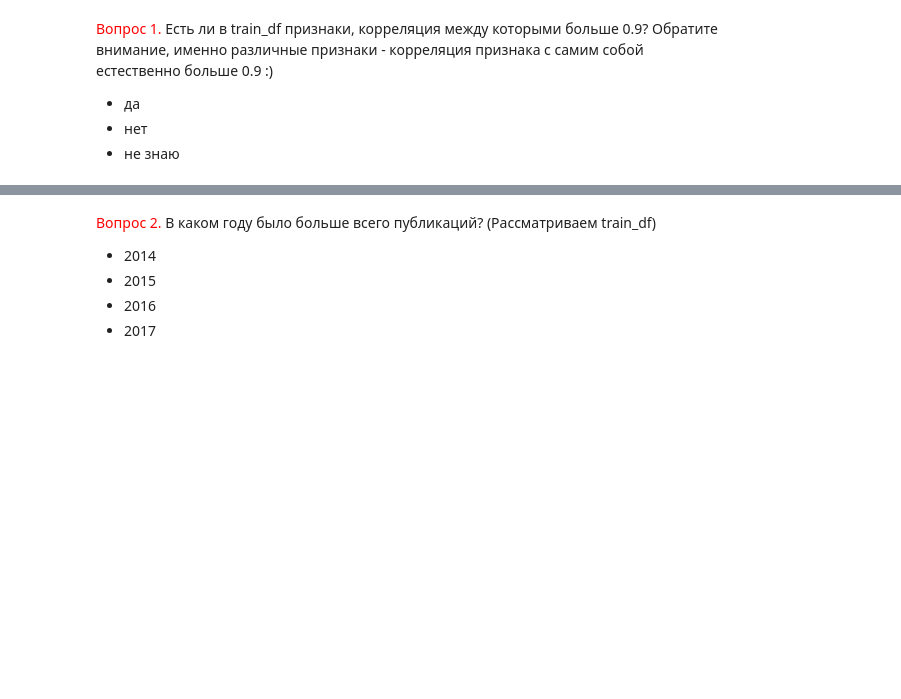
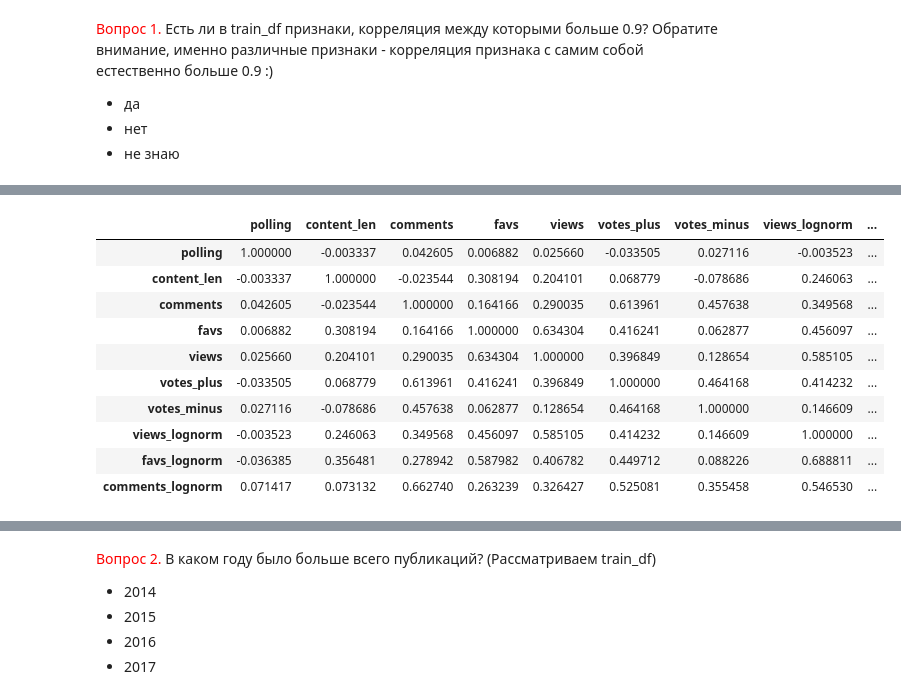
Before and after one commit to Nikc-mk/ODSml, a Jupyter notebook: ДЗ 4.ipynb, the cells around one changed output, grey strips where cells are left out. Cells and saved outputs as stored; diff of their text form; code cells hidden in the pictures; blank space fills up the shorter version.

```diff
--- a/ДЗ 4.ipynb
+++ b/ДЗ 4.ipynb
@@ -64,0 +94,14 @@ KeyboardInterrupt
+# %%
+train_df.drop('post_id', axis=1).corr()
+# %% [output]
+|  | polling | content_len | comments | favs | views | votes_plus | votes_minus | views_lognorm | ... |
+| polling | 1.000000 | -0.003337 | 0.042605 | 0.006882 | 0.025660 | -0.033505 | 0.027116 | -0.003523 | ... |
+| content_len | -0.003337 | 1.000000 | -0.023544 | 0.308194 | 0.204101 | 0.068779 | -0.078686 | 0.246063 | ... |
+| comments | 0.042605 | -0.023544 | 1.000000 | 0.164166 | 0.290035 | 0.613961 | 0.457638 | 0.349568 | ... |
+| favs | 0.006882 | 0.308194 | 0.164166 | 1.000000 | 0.634304 | 0.416241 | 0.062877 | 0.456097 | ... |
+| views | 0.025660 | 0.204101 | 0.290035 | 0.634304 | 1.000000 | 0.396849 | 0.128654 | 0.585105 | ... |
+| votes_plus | -0.033505 | 0.068779 | 0.613961 | 0.416241 | 0.396849 | 1.000000 | 0.464168 | 0.414232 | ... |
+| votes_minus | 0.027116 | -0.078686 | 0.457638 | 0.062877 | 0.128654 | 0.464168 | 1.000000 | 0.146609 | ... |
+| views_lognorm | -0.003523 | 0.246063 | 0.349568 | 0.456097 | 0.585105 | 0.414232 | 0.146609 | 1.000000 | ... |
+| favs_lognorm | -0.036385 | 0.356481 | 0.278942 | 0.587982 | 0.406782 | 0.449712 | 0.088226 | 0.688811 | ... |
+| comments_lognorm | 0.071417 | 0.073132 | 0.662740 | 0.263239 | 0.326427 | 0.525081 | 0.355458 | 0.546530 | ... |
```
Also changed, not shown: parts of 41 cells of this notebook, 1 other file.
